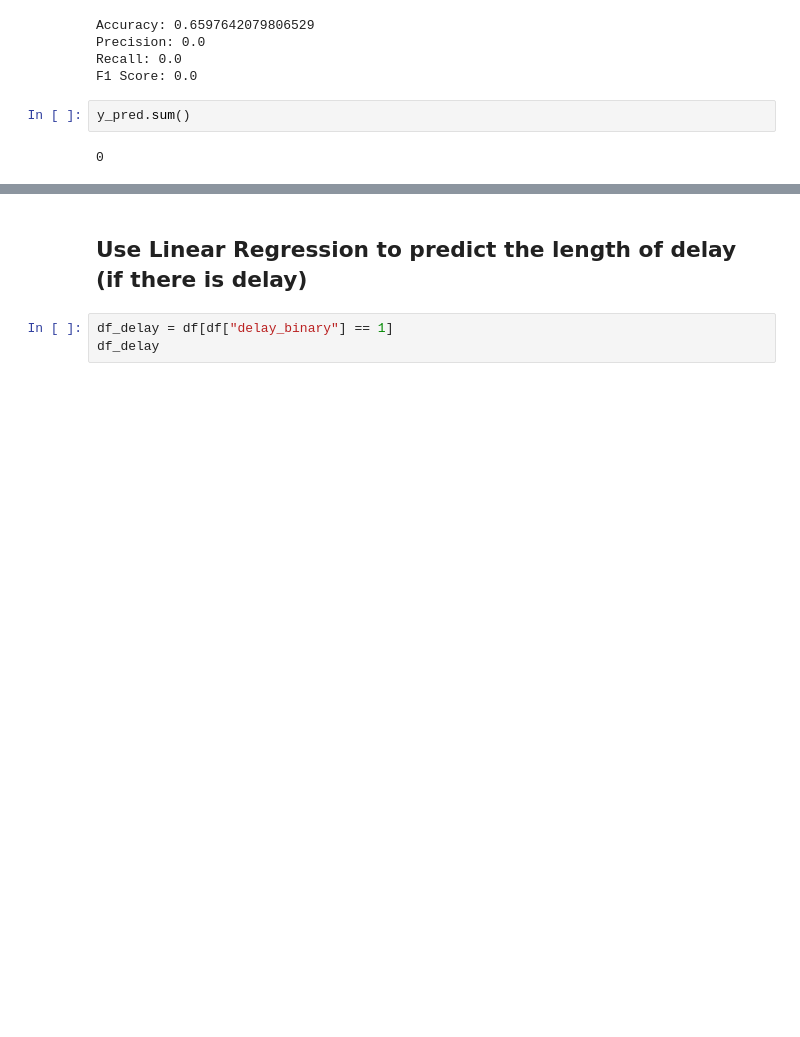
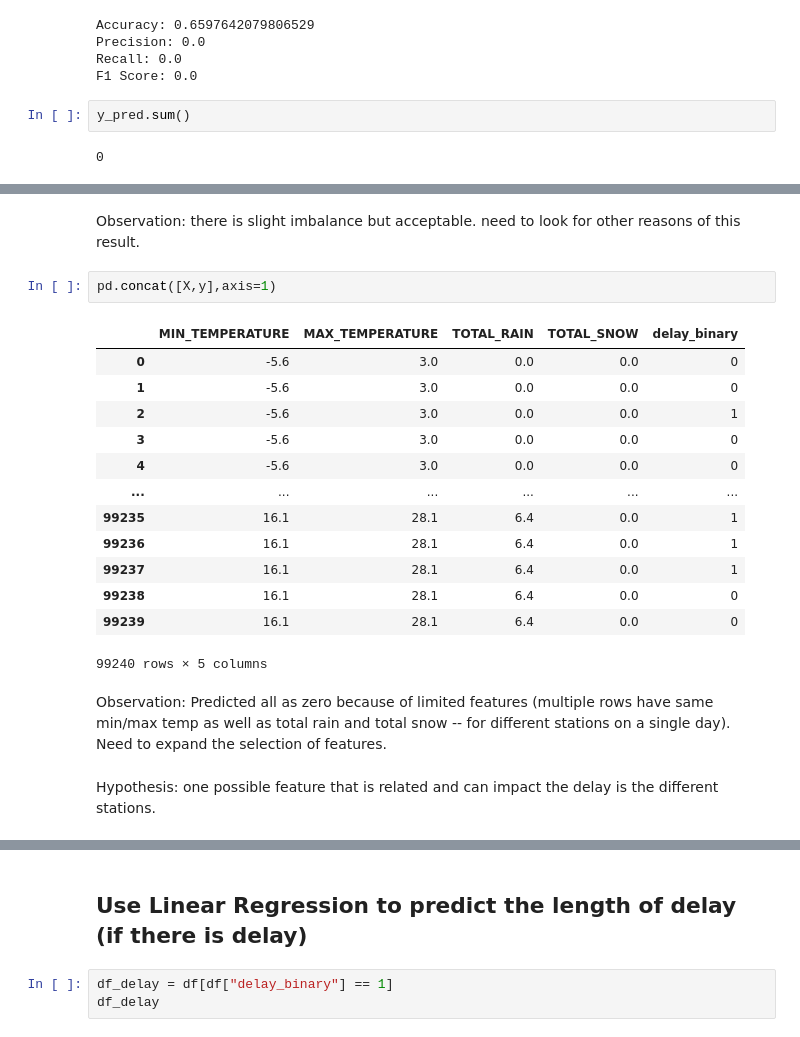
Before and after one commit to Sherryzh0830/TTCSubwayDelay, a Jupyter notebook: TTC_Delay_Initial_Model.ipynb, the cells around one changed output, grey strips where cells are left out. Cells and saved outputs as stored; diff of their text form; blank space fills up the shorter version.

```diff
--- a/TTC_Delay_Initial_Model.ipynb
+++ b/TTC_Delay_Initial_Model.ipynb
@@ -319,0 +343,22 @@ Observation: predicted all as zero because of imbalanced dataset
+# %% [markdown]
+Observation: there is slight imbalance but acceptable. need to look for other reasons of this result.
+# %%
+pd.concat([X,y],axis=1)
+# %% [output]
+|  | MIN_TEMPERATURE | MAX_TEMPERATURE | TOTAL_RAIN | TOTAL_SNOW | delay_binary |
+| 0 | -5.6 | 3.0 | 0.0 | 0.0 | 0 |
+| 1 | -5.6 | 3.0 | 0.0 | 0.0 | 0 |
+| 2 | -5.6 | 3.0 | 0.0 | 0.0 | 1 |
+| 3 | -5.6 | 3.0 | 0.0 | 0.0 | 0 |
+| 4 | -5.6 | 3.0 | 0.0 | 0.0 | 0 |
+| ... | ... | ... | ... | ... | ... |
+| 99235 | 16.1 | 28.1 | 6.4 | 0.0 | 1 |
+| 99236 | 16.1 | 28.1 | 6.4 | 0.0 | 1 |
+| 99237 | 16.1 | 28.1 | 6.4 | 0.0 | 1 |
+| 99238 | 16.1 | 28.1 | 6.4 | 0.0 | 0 |
+| 99239 | 16.1 | 28.1 | 6.4 | 0.0 | 0 |
+99240 rows × 5 columns
+# %% [markdown]
+Observation: Predicted all as zero because of limited features (multiple rows have same min/max temp as well as total rain and total snow -- for different stations on a single day). Need to expand the selection of features.
+# %% [markdown]
+Hypothesis: one possible feature that is related and can impact the delay is the different stations.
```
Also changed, not shown: parts of 19 cells of this notebook.
